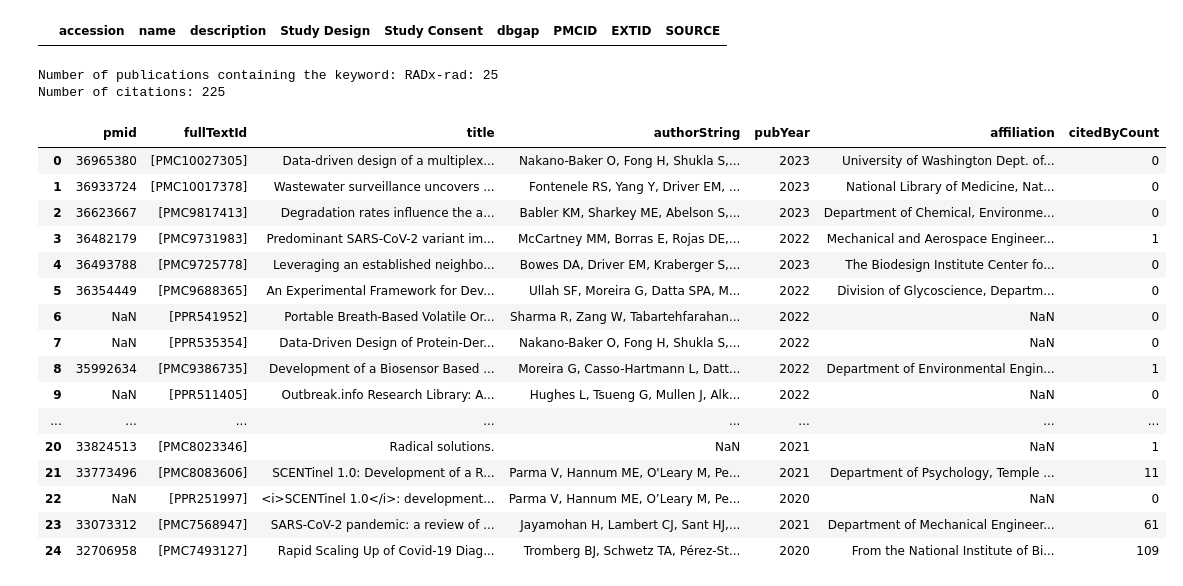
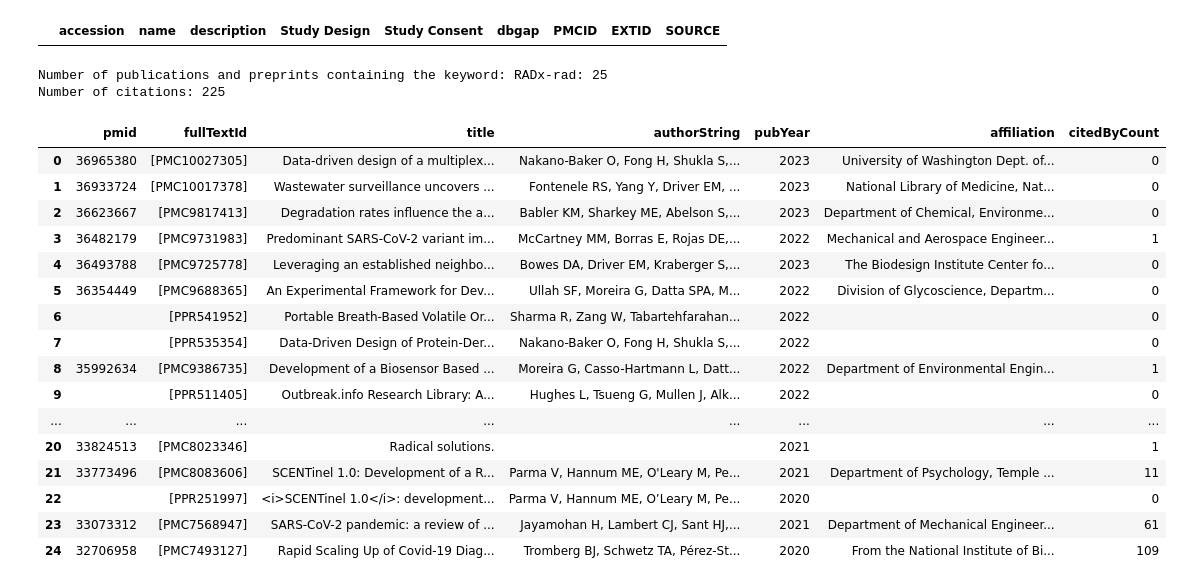
Before and after one commit to radxrad/dbgap-reporter, a Jupyter notebook: notebooks/radx-reporter.ipynb, the cells around one changed output. Saved outputs shown, nothing was run; the diff lists cells and outputs as text; code cells hidden in the pictures.

```diff
--- a/notebooks/radx-reporter.ipynb
+++ b/notebooks/radx-reporter.ipynb
@@ -231,35 +232,40 @@ Number of publications: 0
 # %%
 #@title Publications and preprints that mention  RADx project (source: Europe PMC)
 url = f"https://www.ebi.ac.uk/europepmc/webservices/rest/search?query=%22{project}%22%20AND%20(FIRST_PDATE:2020-06-01)%20AND%20sort_date:y&resultType=core&pageSize=1000&format=json&cursorMark=*"
 
 response = urlopen(url)
 data_json = json.loads(response.read())
 
 df = pd.json_normalize(data_json["resultList"]["result"])
+df.fillna("", inplace=True)
 
 df.rename(columns={"fullTextIdList.fullTextId": "fullTextId"}, inplace=True)
-df = df[["pmid", "fullTextId", "title", "authorString", "pubYear", "affiliation", "citedByCount"]]
 
-print(f"Number of publications containing the keyword: {project}: {df.shape[0]}")
-print(f"Number of citations: {df['citedByCount'].sum()}")
-display(data_table.DataTable(df, include_index=False, num_rows_per_page=10))
+if df.shape[0] > 0:
+    df = df[["pmid", "fullTextId", "title", "authorString", "pubYear", "affiliation", "citedByCount"]]
+
+    print(f"Number of publications and preprints containing the keyword: {project}: {df.shape[0]}")
+    print(f"Number of citations: {df['citedByCount'].sum()}")
+    display(data_table.DataTable(df, include_index=False, num_rows_per_page=10))
+else:
+    print(f"Number of publications and preprints containing the keyword: {project}: 0")
 # %% [output]
-Number of publications containing the keyword: RADx-rad: 25
+Number of publications and preprints containing the keyword: RADx-rad: 25
 Number of citations: 225
 |  | pmid | fullTextId | title | authorString | pubYear | affiliation | citedByCount |
 | 0 | 36965380 | [PMC10027305] | Data-driven design of a multiplex... | Nakano-Baker O, Fong H, Shukla S,... | 2023 | University of Washington Dept. of... | 0 |
 | 1 | 36933724 | [PMC10017378] | Wastewater surveillance uncovers ... | Fontenele RS, Yang Y, Driver EM, ... | 2023 | National Library of Medicine, Nat... | 0 |
 | 2 | 36623667 | [PMC9817413] | Degradation rates influence the a... | Babler KM, Sharkey ME, Abelson S,... | 2023 | Department of Chemical, Environme... | 0 |
 | 3 | 36482179 | [PMC9731983] | Predominant SARS-CoV-2 variant im... | McCartney MM, Borras E, Rojas DE,... | 2022 | Mechanical and Aerospace Engineer... | 1 |
 | 4 | 36493788 | [PMC9725778] | Leveraging an established neighbo... | Bowes DA, Driver EM, Kraberger S,... | 2023 | The Biodesign Institute Center fo... | 0 |
 | 5 | 36354449 | [PMC9688365] | An Experimental Framework for Dev... | Ullah SF, Moreira G, Datta SPA, M... | 2022 | Division of Glycoscience, Departm... | 0 |
-| 6 | NaN | [PPR541952] | Portable Breath-Based Volatile Or... | Sharma R, Zang W, Tabartehfarahan... | 2022 | NaN | 0 |
-| 7 | NaN | [PPR535354] | Data-Driven Design of Protein-Der... | Nakano-Baker O, Fong H, Shukla S,... | 2022 | NaN | 0 |
+| 6 |  | [PPR541952] | Portable Breath-Based Volatile Or... | Sharma R, Zang W, Tabartehfarahan... | 2022 |  | 0 |
+| 7 |  | [PPR535354] | Data-Driven Design of Protein-Der... | Nakano-Baker O, Fong H, Shukla S,... | 2022 |  | 0 |
 | 8 | 35992634 | [PMC9386735] | Development of a Biosensor Based ... | Moreira G, Casso-Hartmann L, Datt... | 2022 | Department of Environmental Engin... | 1 |
-| 9 | NaN | [PPR511405] | Outbreak.info Research Library: A... | Hughes L, Tsueng G, Mullen J, Alk... | 2022 | NaN | 0 |
+| 9 |  | [PPR511405] | Outbreak.info Research Library: A... | Hughes L, Tsueng G, Mullen J, Alk... | 2022 |  | 0 |
 | ... | ... | ... | ... | ... | ... | ... | ... |
-| 20 | 33824513 | [PMC8023346] | Radical solutions. | NaN | 2021 | NaN | 1 |
+| 20 | 33824513 | [PMC8023346] | Radical solutions. |  | 2021 |  | 1 |
 | 21 | 33773496 | [PMC8083606] | SCENTinel 1.0: Development of a R... | Parma V, Hannum ME, O'Leary M, Pe... | 2021 | Department of Psychology, Temple ... | 11 |
-| 22 | NaN | [PPR251997] | <i>SCENTinel 1.0</i>: development... | Parma V, Hannum ME, O’Leary M, Pe... | 2020 | NaN | 0 |
+| 22 |  | [PPR251997] | <i>SCENTinel 1.0</i>: development... | Parma V, Hannum ME, O’Leary M, Pe... | 2020 |  | 0 |
 | 23 | 33073312 | [PMC7568947] | SARS-CoV-2 pandemic: a review of ... | Jayamohan H, Lambert CJ, Sant HJ,... | 2021 | Department of Mechanical Engineer... | 61 |
 | 24 | 32706958 | [PMC7493127] | Rapid Scaling Up of Covid-19 Diag... | Tromberg BJ, Schwetz TA, Pérez-St... | 2020 | From the National Institute of Bi... | 109 |
```
Also changed, not shown: parts of 1 cell of this notebook.
